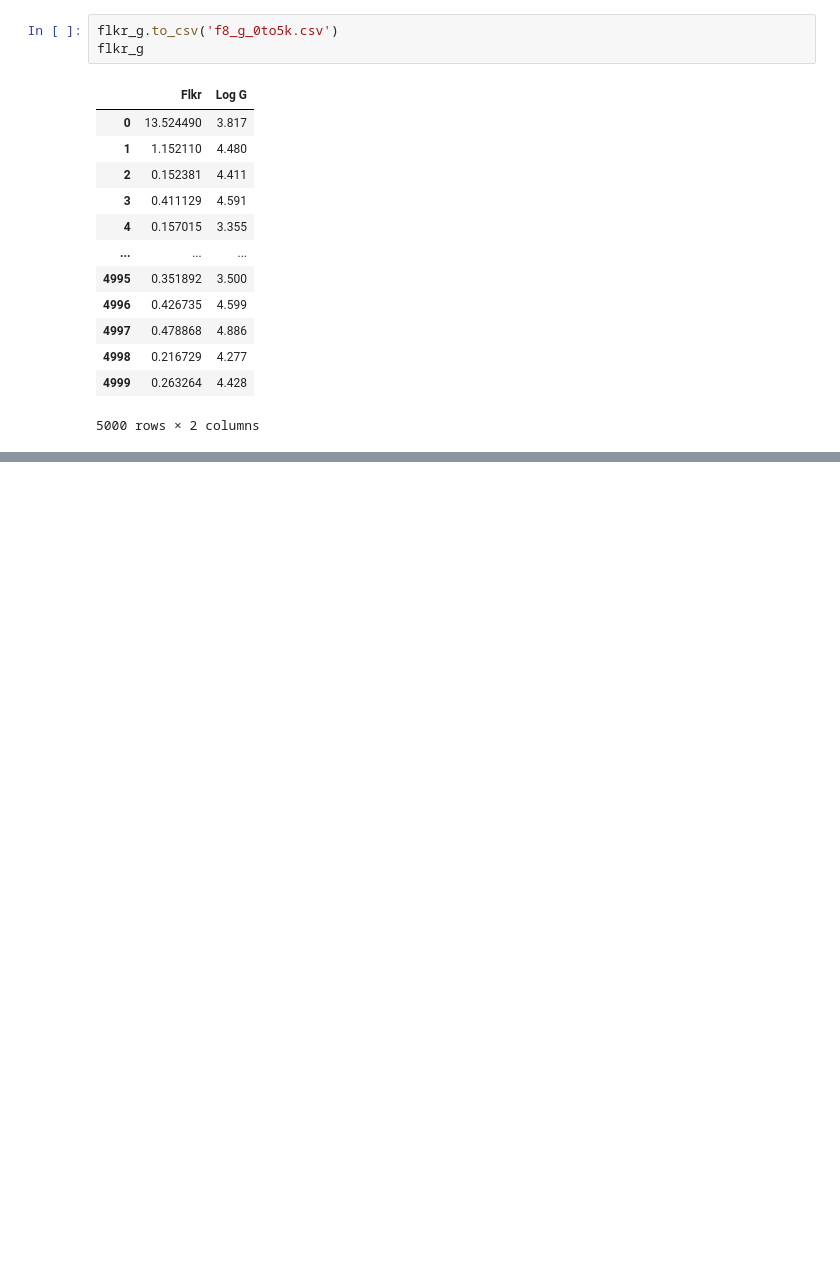
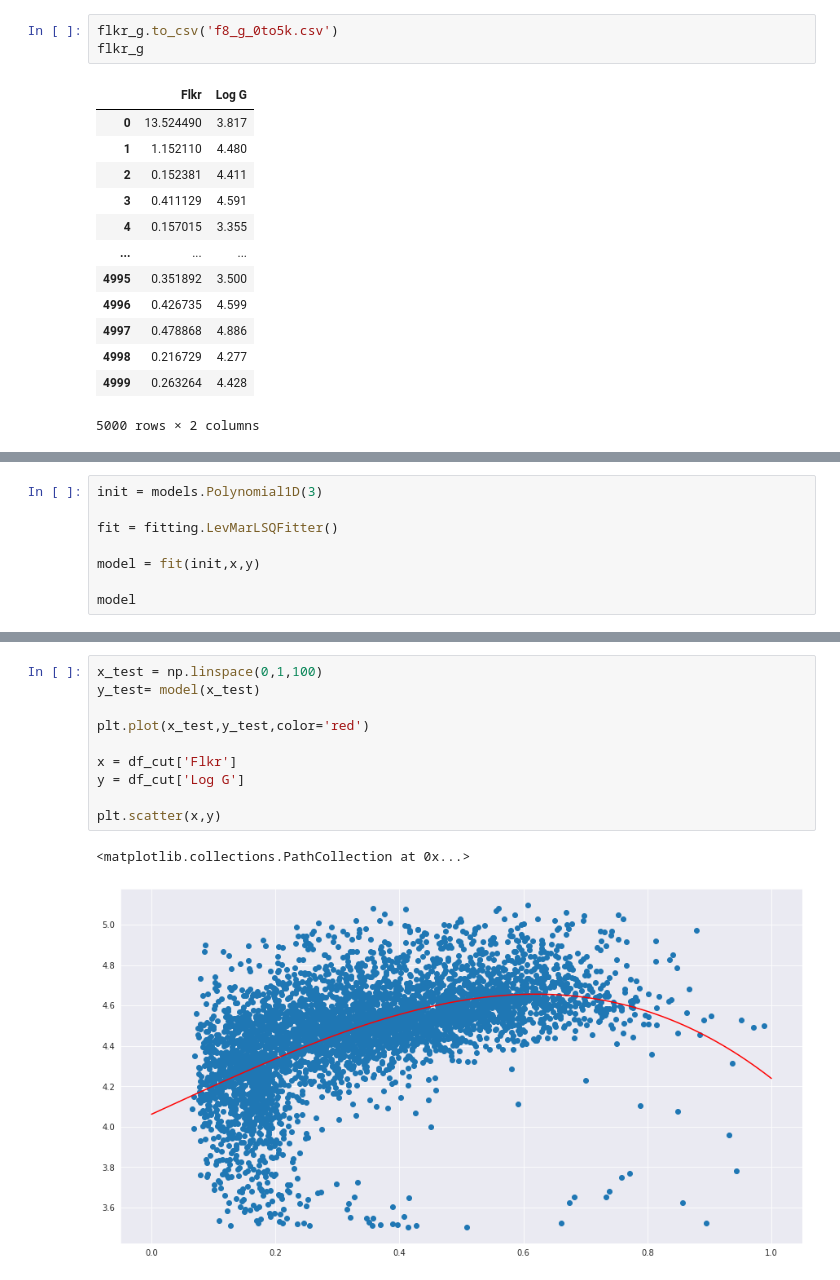
Before and after one commit to Srivardini11/lark, a Jupyter notebook: Flkr_g_0_5k.ipynb, the cells around one changed output, grey strips where cells are left out. Saved outputs shown, nothing was run; the diff lists cells and outputs as text; blank space fills up the shorter version.

```diff
--- a/Flkr_g_0_5k.ipynb
+++ b/Flkr_g_0_5k.ipynb
@@ -119,0 +154,8 @@ plt.ylim(5,3.5)
+# %%
+init = models.Polynomial1D(3)
+
+fit = fitting.LevMarLSQFitter()
+
+model = fit(init,x,y)
+
+model
@@ -119,0 +165,13 @@ plt.ylim(5,3.5)
+# %%
+x_test = np.linspace(0,1,100)
+y_test= model(x_test)
+
+plt.plot(x_test,y_test,color='red')
+
+x = df_cut['Flkr']
+y = df_cut['Log G']
+
+plt.scatter(x,y)
+# %% [output]
+<matplotlib.collections.PathCollection at 0x...>
+[figure, added]
```
Also changed, not shown: parts of 9 cells of this notebook.
